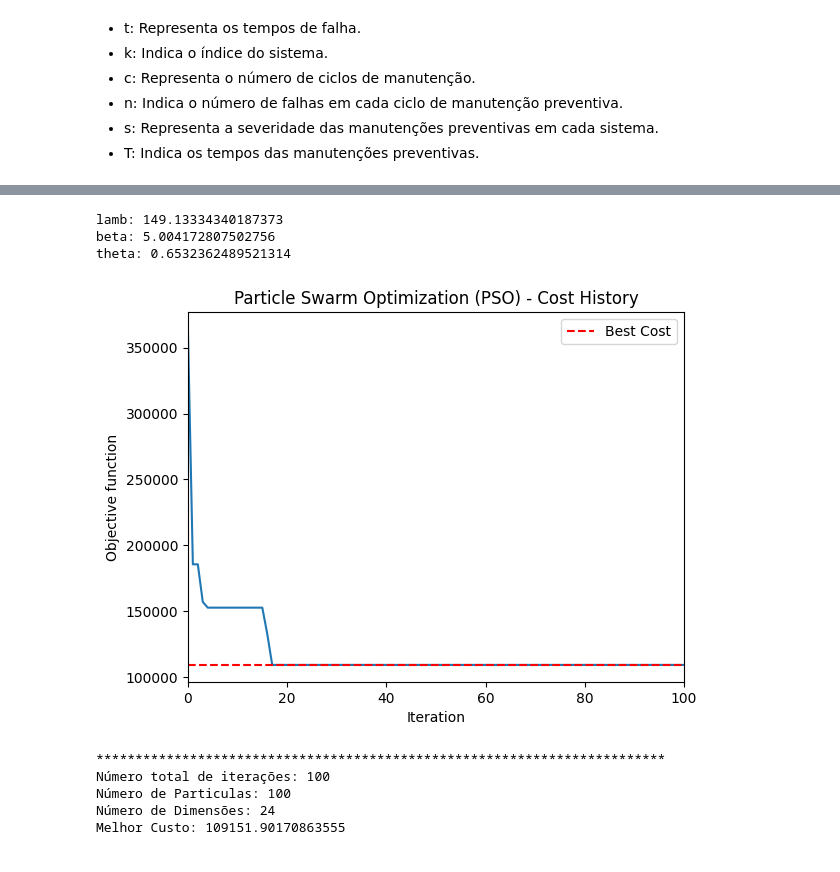
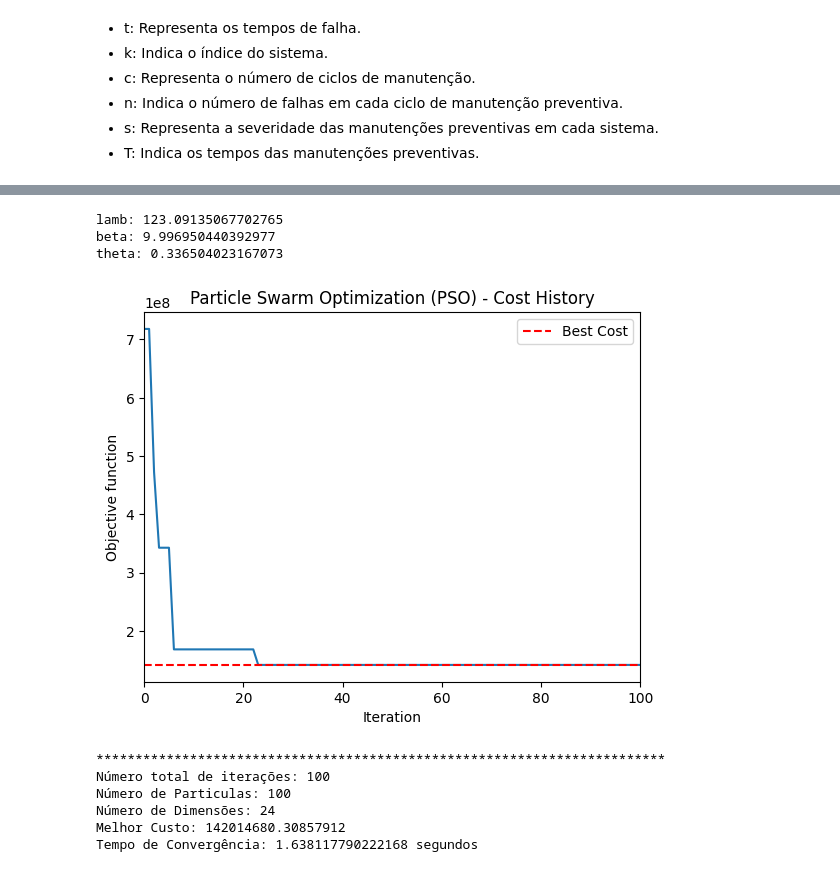
Before and after one commit to uervitonsantos/Otimizacao-Politicaca-Manutencao-Preventiva-Imperfeita, a Jupyter notebook: Algoritmo_PSO_para_otimização_de_custo_de_manutenção_preventiva_v11.ipynb, the cells around one changed output, grey strips where cells are left out. Saved outputs shown, nothing was run; the diff lists cells and outputs as text; code cells hidden in the pictures.

```diff
--- a/Algoritmo_PSO_para_otimização_de_custo_de_manutenção_preventiva_v11.ipynb
+++ b/Algoritmo_PSO_para_otimização_de_custo_de_manutenção_preventiva_v11.ipynb
@@ -35,9 +35,9 @@ Drive already mounted at /content/drive; to attempt to forcibly remount, call dr
 
 MAX_VALUE_CUSTO = 20000 # Valor maximo para o custo total da otimização
 fator_melhoria = 'expo' # Função exponencial selecionada. Há outras funções desenvolvidas
-DIAS_OBSERVADOS = 730 # Quantidade de dias observados no horizonte de planejamento. Para cada teste há uma quantidade de dia específico
-CMC = 15000 # Valor para o custo da manutenção corretiva
-CMP = 4000 # Valor para o custo da manutenção preventiva
+DIAS_OBSERVADOS = 600 # Quantidade de dias observados no horizonte de planejamento. Para cada teste há uma quantidade de dia específico
+CMC = 4000 # Valor para o custo da manutenção corretiva
+CMP = 2000 # Valor para o custo da manutenção preventiva
 # %%
 class IntensidadeFalha:
     # Este método vai inicializar cada objeto criado a partir desta classe
@@ -178,7 +178,7 @@ dtypes = {
 # df = pd.read_csv('/content/drive/MyDrive/datasets/Cenarios/cenario02.csv', sep=";")
 # df = pd.read_csv('/content/drive/MyDrive/datasets/Cenarios/cenario03.csv', sep=";")
 # df = pd.read_csv('/content/drive/MyDrive/datasets/Cenarios/cenario04.csv', sep=";")
-df = pd.read_csv('/content/drive/MyDrive/datasets/Cenarios/cenario04.csv', sep=";")
+df = pd.read_csv('/content/drive/MyDrive/datasets/Cenarios/cenario01.csv', sep=";")
 
 # Remova as linhas com valores ausentes
 df = df.fillna(0)
@@ -255,8 +255,8 @@ def objective(x):
     return -fitness
 # %%
 # Parâmetros do PSO
-num_particles = 50
-max_iterations = 100
+num_particles = 100
+max_iterations = 50
 dimensions = 3
 options = {'c1': 0.5, 'c2': 0.3, 'w': 0.9}  # Opções do PSO
 
@@ -265,7 +265,16 @@ lb = np.array([100, 1, 0])
 ub = np.array([150, 2, 1])
 bounds = (lb, ub)
 
+# Registre o tempo de início de convergência para a primeira etapa
+start_time_first_stage = time.time()
+
 optimizer = GlobalBestPSO(n_particles=num_particles, dimensions=dimensions, options=options, bounds=bounds)
+
+# Registre o tempo de término
+end_time_first_stage = time.time()
+
+# Calcule o tempo total de convergência
+convergence_time_first_stage = end_time_first_stage - start_time_first_stage
 
 # Define o enxame de partículas
 swarm = optimizer.swarm
@@ -281,7 +290,4 @@ mask_cost = swarm.current_cost < swarm.pbest_cost
 # Atualiza pbest
 swarm.pbest_cost = np.where(mask_cost, swarm.current_cost, swarm.pbest_cost)
 swarm.pbest_pos = np.where(mask_cost[:, np.newaxis], swarm.position, swarm.pbest_pos)
-
-print("")
-print("Melhores valores para λ, β, θ :", best_position)
 # %% [output]
@@ -429,12 +438,18 @@ max_bound = np.array([7.0] * dimensions)  # Limite superior dos valores em x
 min_bound = np.array([0.0] * dimensions)   # Limite inferior dos valores em x
 bounds = (min_bound, max_bound)
 
+# Registre o tempo de início de convergência para a segunda etapa
+start_time_second_stage = time.time()
+
 optimizer = GlobalBestPSO(n_particles=num_particles, dimensions=dimensions, options=options, bounds=bounds)
 
 # Inicializar current_cost e pbest_cost com valores infinitos
 optimizer.swarm.current_cost = np.full(optimizer.swarm.position.shape[0], np.inf)
 optimizer.swarm.pbest_cost = np.full(optimizer.swarm.position.shape[0], np.inf)
 best_cost, best_position = optimizer.optimize(objective_st, iters=max_iterations)
+
+# Registre o tempo de término
+end_time_second_stage = time.time()
 
 # Agora, você pode calcular os outros valores relacionados à melhor solução
 # Primeiro, você precisa transformar a melhor posição em uma lista (se necessário)
@@ -617,49 +632,52 @@ print('lamb:', lamb)
 print('beta:', beta)
 print('theta:', theta)
 # %% [output]
-lamb: 149.13334340187373
-beta: 5.004172807502756
-theta: 0.6532362489521314
+lamb: 123.09135067702765
+beta: 9.996950440392977
+theta: 0.336504023167073
 # %%
 # Plotar gráfico de densidade da otimização
 # Seu histórico de custos
 cost_history = optimizer.cost_history
 
 # Escalando os valores por uma constante (dividindo por 100 milhões)
 scaled_history = [cost / 1.000 for cost in cost_history]
 
 # Custo ótimo (substitua pbest_cost[0] por best_cost)
 optimal_cost = best_cost
 
-
+# Calcule o tempo total de convergência
+convergence_time_second_stage = end_time_second_stage - start_time_second_stage
 
 # Plotagem do gráfico de histórico de custos
 plt.plot(scaled_history)
 plt.xlabel('Iteration')
 plt.xlim(0, max_iterations)
 plt.ylabel('Objective function')
 plt.title('Particle Swarm Optimization (PSO) - Cost History')
 
 # Adicionar uma linha horizontal no custo ótimo
 plt.axhline(optimal_cost / 1.000, color='red', linestyle='--', label='Best Cost')
 
 # Mostrar a legenda
 plt.legend()
 plt.show()
 
 print("                              ")
 print("*************************************************************************")
 print("Número total de iterações:", max_iterations)
 print("Número de Particulas:", num_particles)
 print("Número de Dimensões:", dimensions)
 print("Melhor Custo:", best_cost)
+print("Tempo de Convergência para a segunda etapa:", convergence_time_second_stage, "segundos")
 # %% [output]
-[figure, old version]
+[figure, new version]
 *************************************************************************
 Número total de iterações: 100
 Número de Particulas: 100
 Número de Dimensões: 24
-Melhor Custo: 109151.90170863555
+Melhor Custo: 142014680.30857912
+Tempo de Convergência: 1.638117790222168 segundos
 # %%
 # Plotar o gráfico 3D com todas as melhores posições
 fig = plt.figure(figsize=(8, 8))
```
Also changed, not shown: parts of 7 cells of this notebook.
